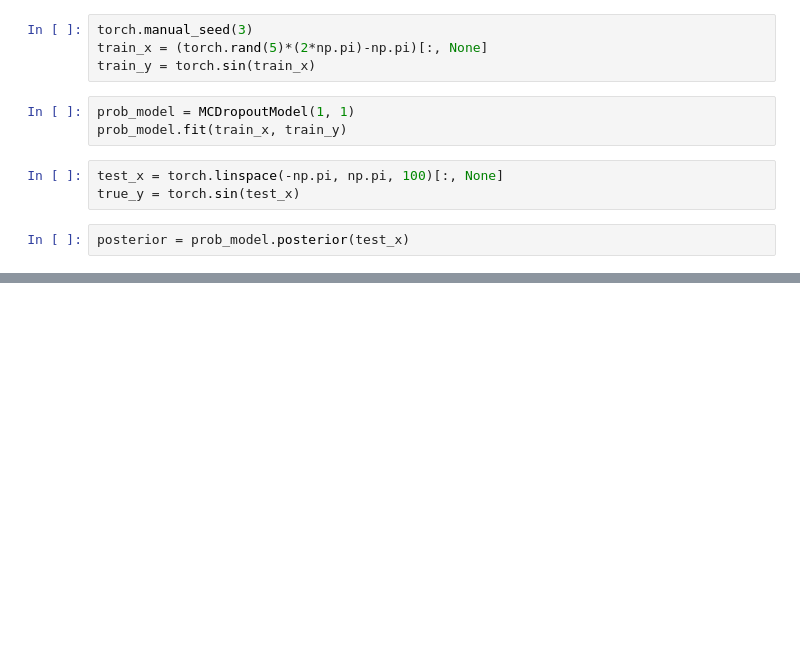
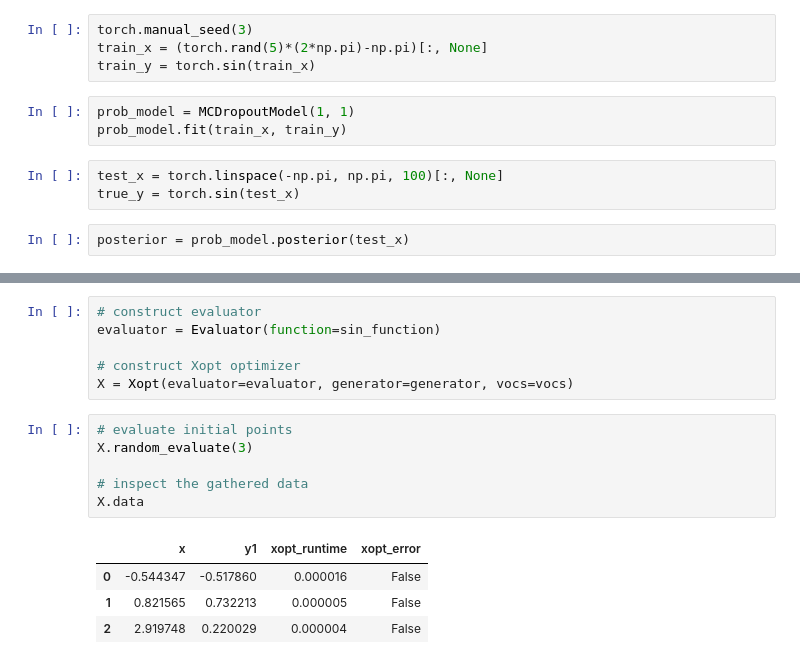
Before and after one commit to xopt-org/bax_algorithms, a Jupyter notebook: NN BoTorch Model.ipynb, the cells around one changed output, grey strips where cells are left out. Drawn from its saved outputs; the diff is of its cells as text; blank space fills up the shorter version.

```diff
--- a/NN BoTorch Model.ipynb
+++ b/NN BoTorch Model.ipynb
@@ -136,0 +72,17 @@ plt.fill_between(test_x.flatten(), mean_cond-2*std_cond, mean_cond+2*std_cond, f
+# %%
+# construct evaluator
+evaluator = Evaluator(function=sin_function)
+
+# construct Xopt optimizer
+X = Xopt(evaluator=evaluator, generator=generator, vocs=vocs)
+# %%
+# evaluate initial points
+X.random_evaluate(3)
+
+# inspect the gathered data
+X.data
+# %% [output]
+|  | x | y1 | xopt_runtime | xopt_error |
+| 0 | -0.544347 | -0.517860 | 0.000016 | False |
+| 1 | 0.821565 | 0.732213 | 0.000005 | False |
+| 2 | 2.919748 | 0.220029 | 0.000004 | False |
```
Also changed, not shown: parts of 14 cells of this notebook.
